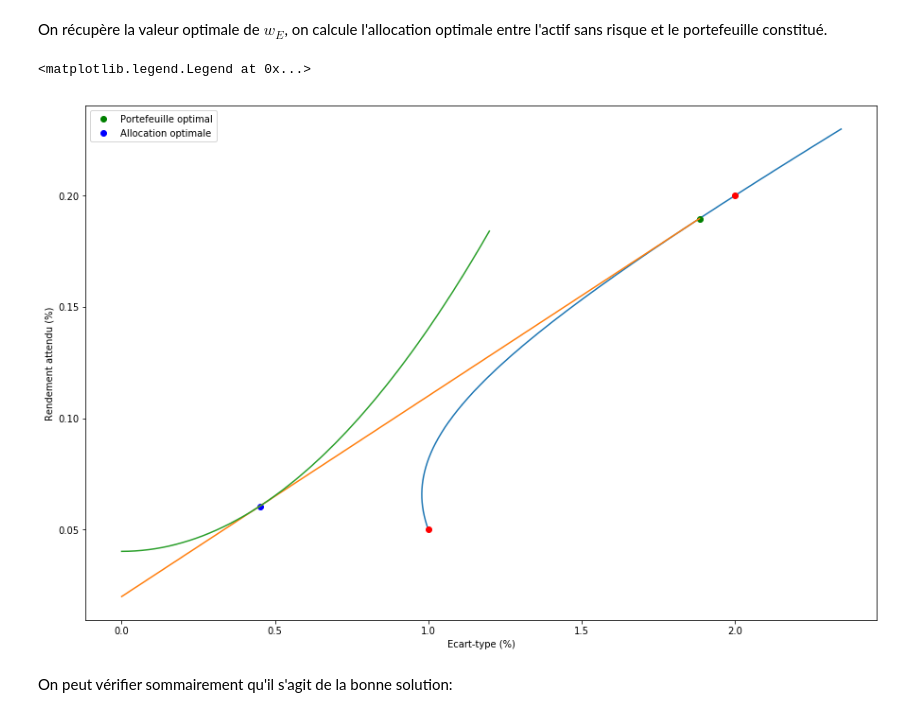
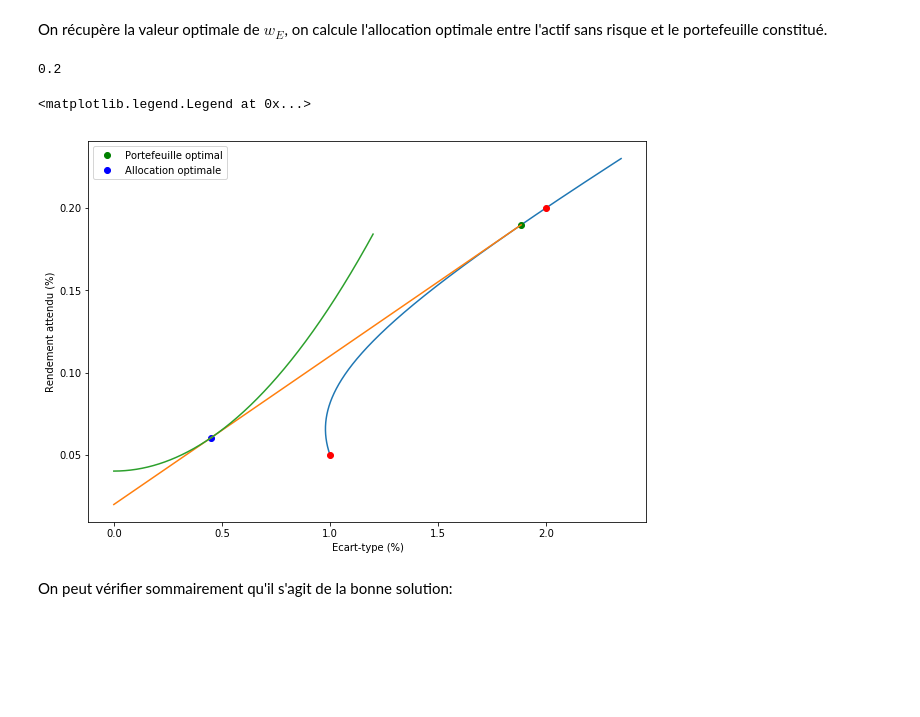
Before and after one commit to nicolasmauhe/theorie_financiere, a Jupyter notebook: Partie_1.ipynb, the cells around one changed output. Cells and saved outputs as stored; diff of their text form; code cells hidden in the pictures; blank space fills up the shorter version.

```diff
--- a/Partie_1.ipynb
+++ b/Partie_1.ipynb
@@ -70,5 +69,5 @@ On va paramétrer pyplot pour que la taille des graphes soit 15 cm sur 10cm.
 # %%
-plt.rcParams['figure.figsize'] = (15, 10)
+plt.rcParams['figure.figsize'] = (10, 7)
 # %% [markdown]
 ### Quelques propriétés utiles
 # %% [markdown]
@@ -517,30 +529,35 @@ print(opts)
         x: array([0.9310264])
 # %% [markdown]
 On récupère la valeur optimale de $w_E$, on calcule l'allocation optimale entre l'actif sans risque et le portefeuille constitué.
+# %%
+A_n
+# %% [output]
+0.2
 # %%
 w_e = opts['x']
 
 E_p = (1 - w_e) * E_d + w_e * E_e
 sigma_p = np.sqrt((w_e**2)*(sigma_d**2 + sigma_e**2 - 2*cov) + w_e*(-2*sigma_d**2 + 2*cov) + sigma_d**2)
 
 Sharpe_ratio = (E_p - r_f) / sigma_p
 U_p_etoile = (Sharpe_ratio ** 2 ) / (2 * A_n) + r_f
 sigma_p_etoile = Sharpe_ratio / A_n
 E_p_etoile = Sharpe_ratio * sigma_p_etoile + r_f
 U_courbe = [U_p_etoile + 0.5 * A_n * x ** 2 for x in x_list]
 
+E_p_list = [(1 - x) * E_d + x * E_e for x in x_list]
 plt.plot(sigma_p_list, E_p_list)
 plt.plot([sigma_d, sigma_e], [E_d, E_e], 'ro')
 plt.plot([sigma_p], [E_p], 'ro', label='Portefeuille optimal', color="green")
 plt.plot([sigma_p_etoile], [E_p_etoile], 'ro', label='Allocation optimale', color="blue")
 plt.plot([0, sigma_p], [r_f, E_p])
 plt.plot(x_list, U_courbe)
 plt.xlabel("Ecart-type (%)")
 plt.ylabel("Rendement attendu (%)")
 plt.legend()
 # %% [output]
 <matplotlib.legend.Legend at 0x...>
-[figure, old version]
+[figure, new version]
 # %% [markdown]
 On peut vérifier sommairement qu'il s'agit de la bonne solution:
 # %%
```
Also changed, not shown: parts of 21 cells of this notebook.
